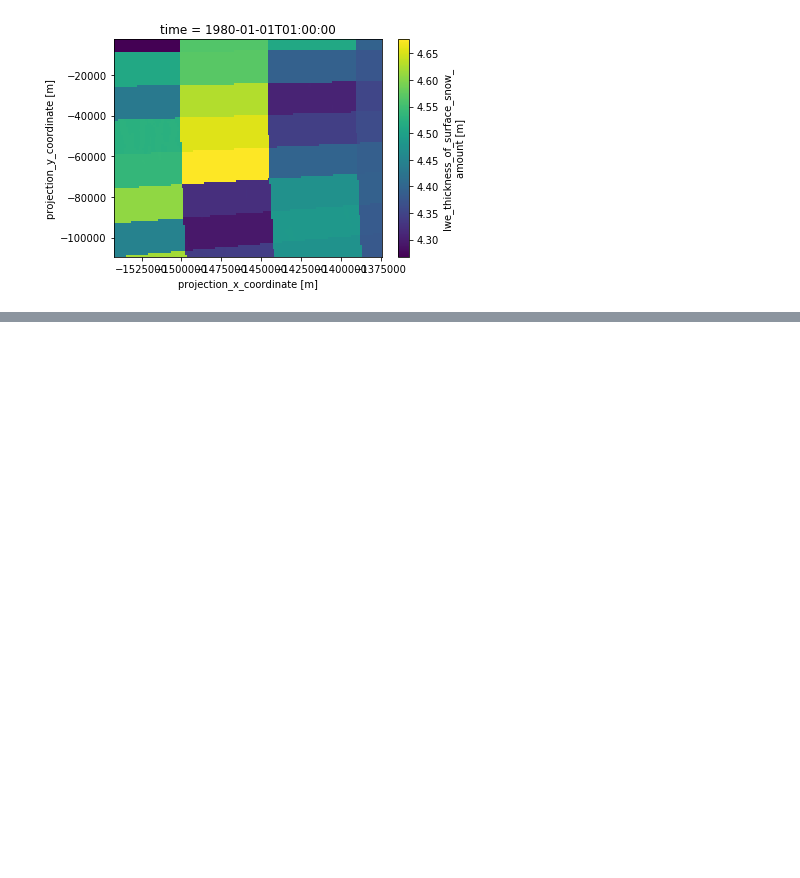
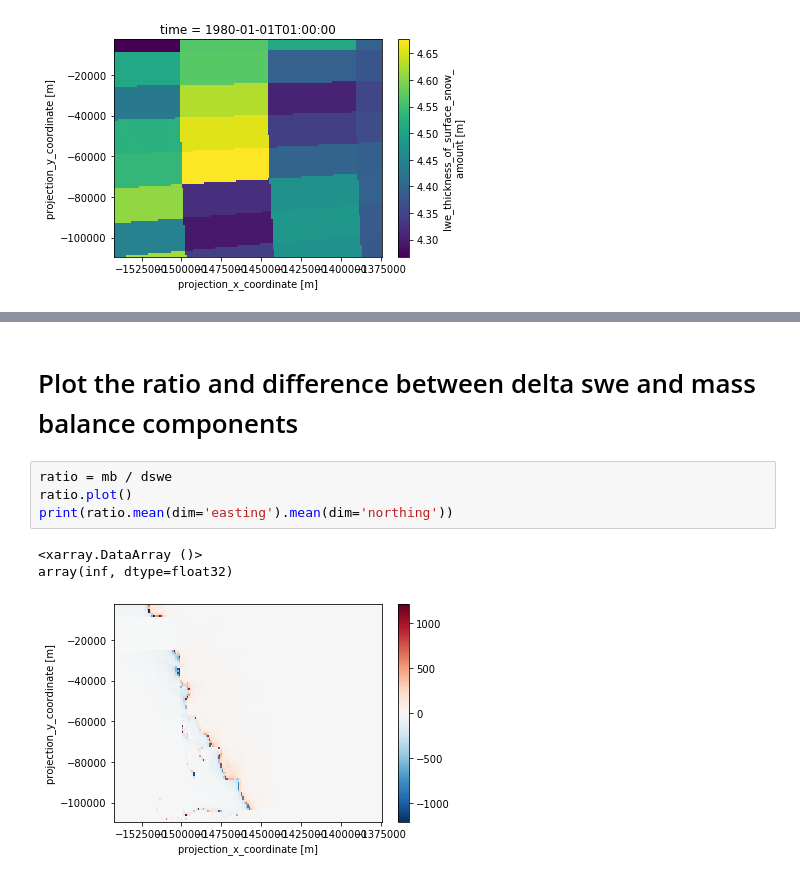
Before and after one commit to EricKeenan/SNOWPACK_WAIS, a Jupyter notebook: analysis/inspect_grid.ipynb, the cells around one changed output, grey strips where cells are left out. Drawn from its saved outputs; the diff is of its cells as text; blank space fills up the shorter version.

```diff
--- a/analysis/inspect_grid.ipynb
+++ b/analysis/inspect_grid.ipynb
@@ -63,3 +80,13 @@ ds['SFC_SUBL'].sum(dim='time').plot()
+# %% [markdown]
+# Plot the ratio and difference between delta swe and mass balance components
+# %%
+ratio = mb / dswe
+ratio.plot()
+print(ratio.mean(dim='easting').mean(dim='northing'))
+# %% [output]
+<xarray.DataArray ()>
+array(inf, dtype=float32)
+[figure, added]
 # %%
 ds['WINDEROSIONDEPOSITION'].sum(dim='time').plot()
 # %% [output]
```
Also changed, not shown: parts of 20 cells of this notebook, 3 other files.
